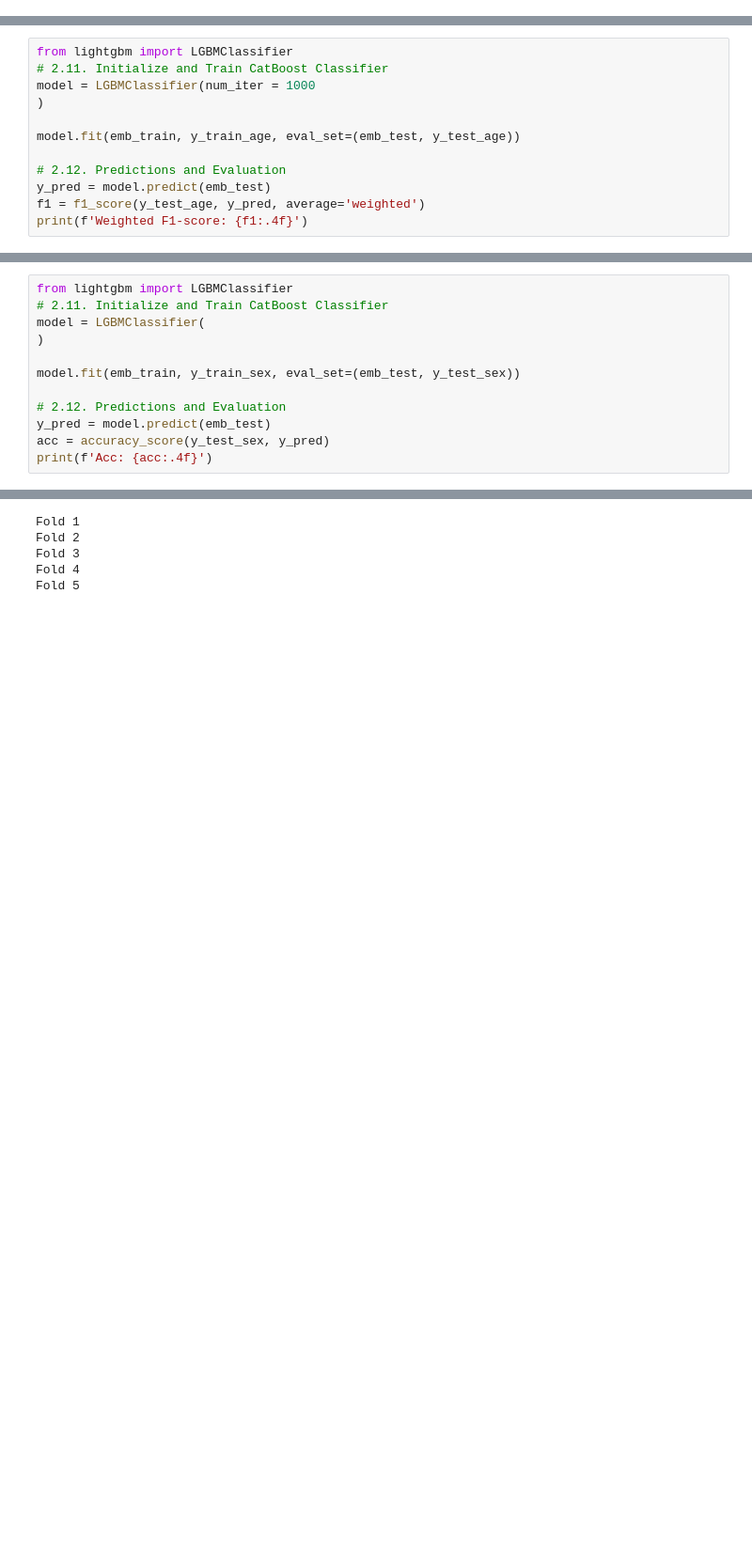
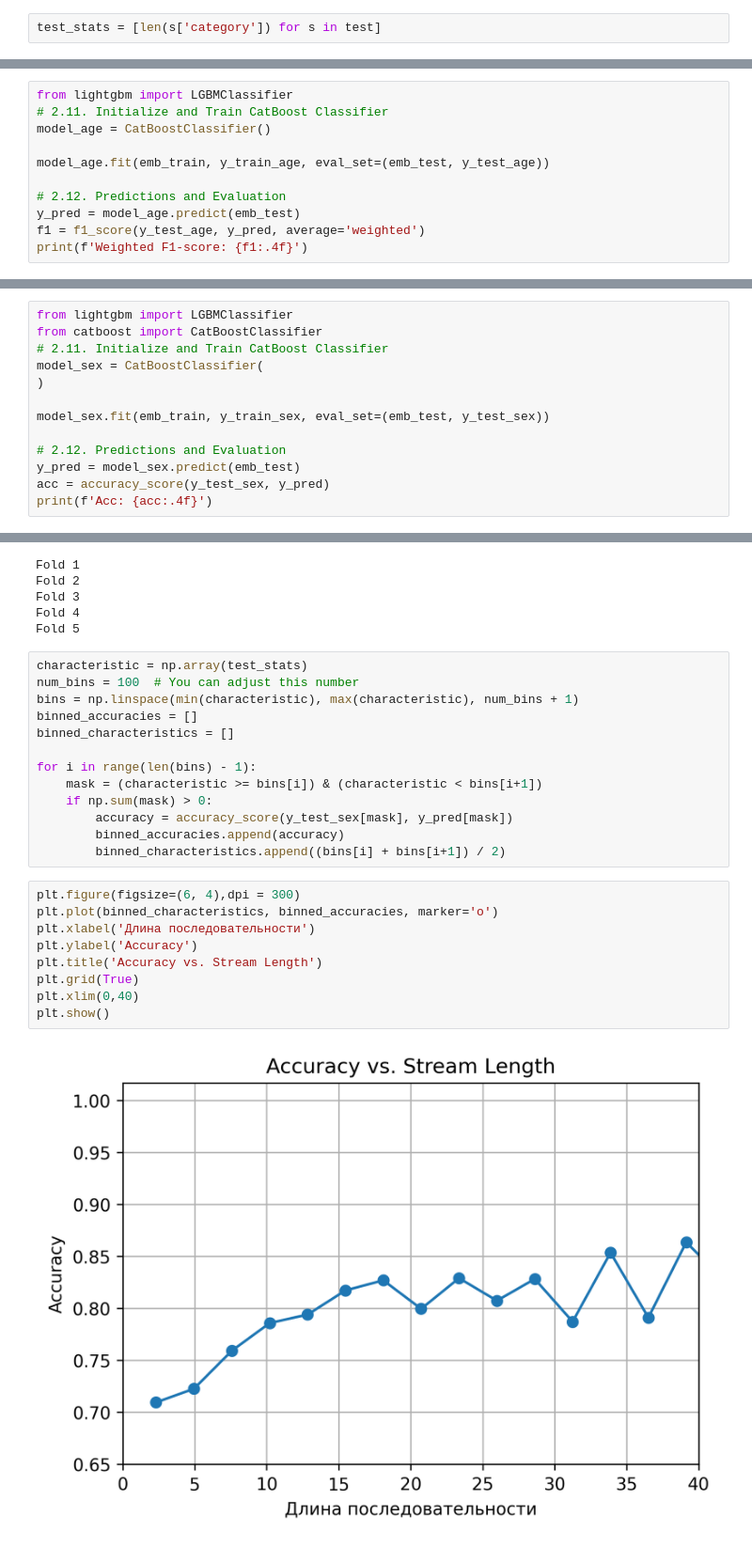
Before and after one commit to kglnsk/socdem-vidstream, a Jupyter notebook: ptls-embs-infer2.ipynb, the cells around one changed output, grey strips where cells are left out. Shown: that part at 94% size. Drawn from its saved outputs; the diff is of its cells as text; blank space fills up the shorter version.

```diff
--- a/ptls-embs-infer2.ipynb
+++ b/ptls-embs-infer2.ipynb
@@ -181,6 +181,8 @@ train, test = train_test_split(dataset, test_size=0.2, random_state=42)
 len(train), len(test)
 # %% [output]
 (144009, 36003)
+# %%
+test_stats = [len(s['category']) for s in test]
 # %%
 from ptls.nn import TrxEncoder, RnnSeqEncoder
 from ptls.frames.supervised import SequenceToTarget
@@ -267,13 +269,12 @@ y_train_sex, y_test_sex = y_train_sex['sex'], y_test_sex['sex']
 # %%
 from lightgbm import LGBMClassifier
 # 2.11. Initialize and Train CatBoost Classifier
-model = LGBMClassifier(num_iter = 1000
-)
+model_age = CatBoostClassifier()
 
-model.fit(emb_train, y_train_age, eval_set=(emb_test, y_test_age))
+model_age.fit(emb_train, y_train_age, eval_set=(emb_test, y_test_age))
 
 # 2.12. Predictions and Evaluation
-y_pred = model.predict(emb_test)
+y_pred = model_age.predict(emb_test)
 f1 = f1_score(y_test_age, y_pred, average='weighted')
 print(f'Weighted F1-score: {f1:.4f}')
 # %% [output]
@@ -297,13 +298,14 @@ Weighted F1-score: 0.4602
 # %%
 from lightgbm import LGBMClassifier
+from catboost import CatBoostClassifier
 # 2.11. Initialize and Train CatBoost Classifier
-model = LGBMClassifier(
+model_sex = CatBoostClassifier(
 )
 
-model.fit(emb_train, y_train_sex, eval_set=(emb_test, y_test_sex))
+model_sex.fit(emb_train, y_train_sex, eval_set=(emb_test, y_test_sex))
 
 # 2.12. Predictions and Evaluation
-y_pred = model.predict(emb_test)
+y_pred = model_sex.predict(emb_test)
 acc = accuracy_score(y_test_sex, y_pred)
 print(f'Acc: {acc:.4f}')
 # %% [output]
@@ -536,3 +538,27 @@ Fold 2
 Fold 3
 Fold 4
 Fold 5
+# %%
+characteristic = np.array(test_stats)
+num_bins = 100  # You can adjust this number
+bins = np.linspace(min(characteristic), max(characteristic), num_bins + 1)
+binned_accuracies = []
+binned_characteristics = []
+
+for i in range(len(bins) - 1):
+    mask = (characteristic >= bins[i]) & (characteristic < bins[i+1])
+    if np.sum(mask) > 0:
+        accuracy = accuracy_score(y_test_sex[mask], y_pred[mask])
+        binned_accuracies.append(accuracy)
+        binned_characteristics.append((bins[i] + bins[i+1]) / 2)
+# %%
+plt.figure(figsize=(6, 4),dpi = 300)
+plt.plot(binned_characteristics, binned_accuracies, marker='o')
+plt.xlabel('Длина последовательности')
+plt.ylabel('Accuracy')
+plt.title('Accuracy vs. Stream Length')
+plt.grid(True)
+plt.xlim(0,40)
+plt.show()
+# %% [output]
+[figure, added]
```
Also changed, not shown: parts of 2 cells of this notebook.
